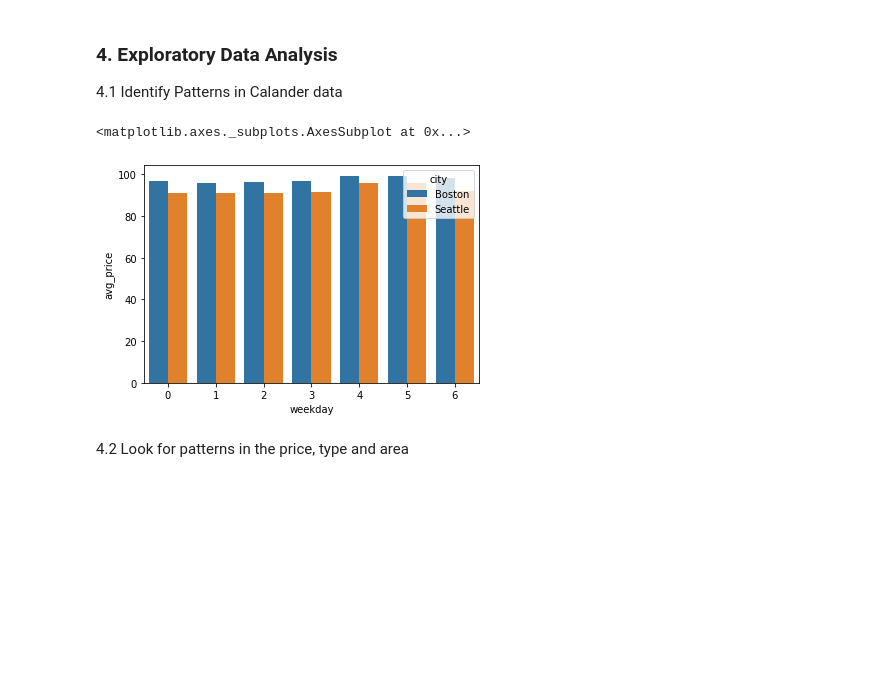
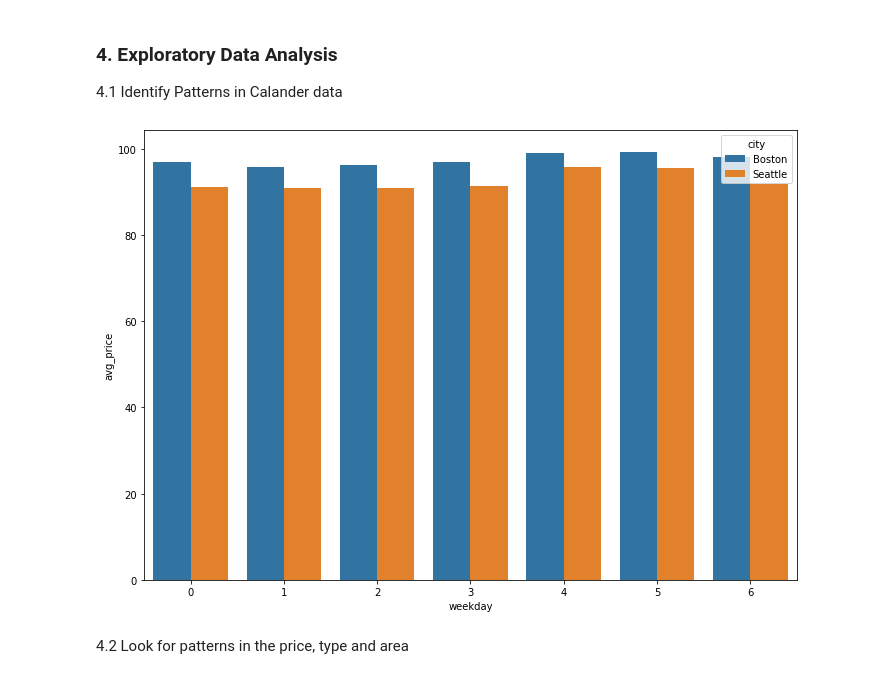
Before and after one commit to thebeachinspring/Airbnb_Data_Analysis, a Jupyter notebook: Airbnb_analysis.ipynb, the cells around one changed output. Drawn from its saved outputs; the diff is of its cells as text; code cells hidden in the pictures; blank space fills up the shorter version.

```diff
--- a/Airbnb_analysis.ipynb
+++ b/Airbnb_analysis.ipynb
@@ -425,11 +418,13 @@ df_clean.head()
 ### 4. Exploratory Data Analysis
 4.1 Identify Patterns in Calander data
 # %%
+a4_dims = (11.7, 8.27)
+fig, ax = plt.subplots(figsize=a4_dims)
+
 data_graph1 = calendar_all.drop(['listing_id'], axis = 1).groupby(['weekday', 'city']).mean().reset_index().rename(columns={'price':'avg_price'})
-sns.barplot(x='weekday', y='avg_price', hue = 'city', data=data_graph1)
+sns.barplot(x='weekday', y='avg_price', hue = 'city', data=data_graph1, ax = ax);
 # %% [output]
-<matplotlib.axes._subplots.AxesSubplot at 0x...>
-[figure, old version]
+[figure, new version]
 # %% [markdown]
 4.2 Look for patterns in the price, type and area
 # %%
```
Also changed, not shown: parts of 8 cells of this notebook.
